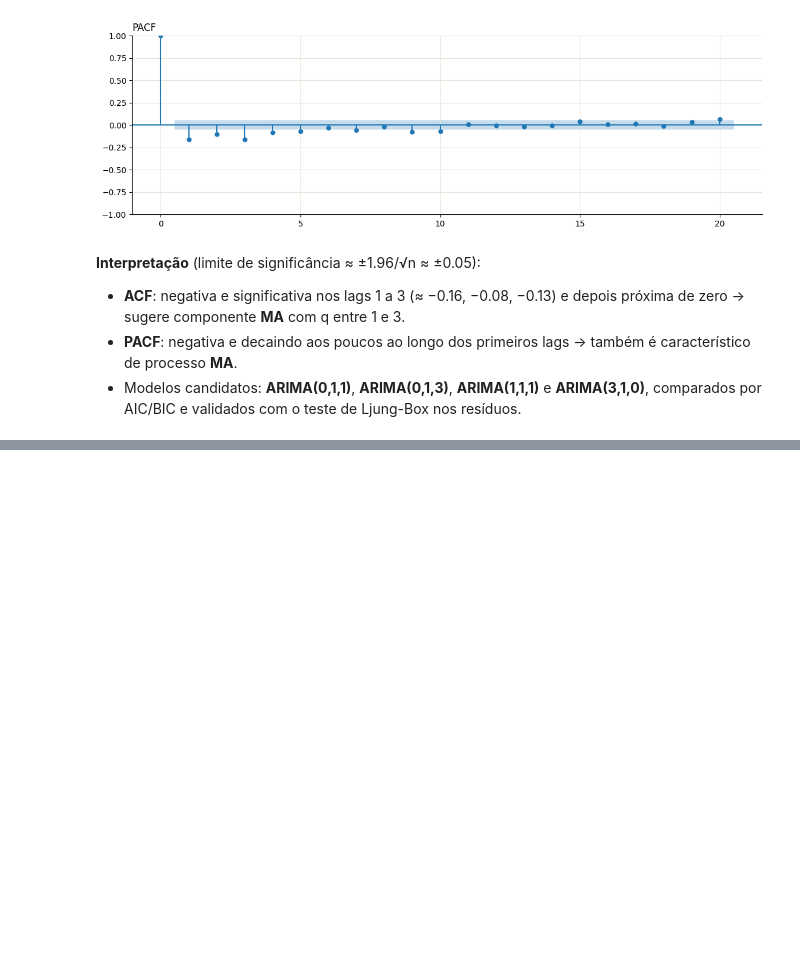
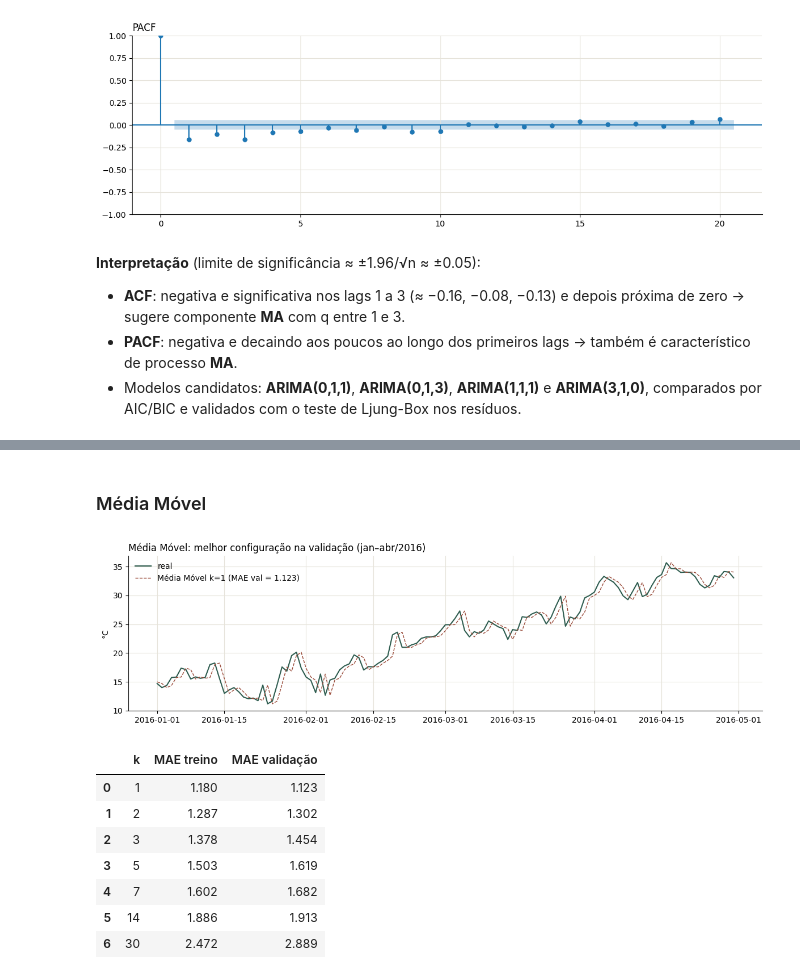
Before and after one commit to KarinaShimoiizaka/Modelagem-Comparativa-de-Series-Temporais, a Jupyter notebook: temperatura/main.ipynb, the cells around one changed output, grey strips where cells are left out. Saved outputs shown, nothing was run; the diff lists cells and outputs as text; code cells hidden in the pictures; blank space fills up the shorter version.

```diff
--- a/temperatura/main.ipynb
+++ b/temperatura/main.ipynb
@@ -511,0 +899,19 @@ plt.show()
+# %% [markdown]
+### Média Móvel
+# %%
+# pred[t] = média(y[t-k] ... y[t-1])
+resultado, previsoes_base['Média Móvel'] = avaliar_base(
+    'Média Móvel', 'k', [1, 2, 3, 5, 7, 14, 30],
+    lambda v: y_full.rolling(v).mean().shift(1),
+)
+display(resultado)
+# %% [output]
+[figure, added]
+|  | k | MAE treino | MAE validação |
+| 0 | 1 | 1.180 | 1.123 |
+| 1 | 2 | 1.287 | 1.302 |
+| 2 | 3 | 1.378 | 1.454 |
+| 3 | 5 | 1.503 | 1.619 |
+| 4 | 7 | 1.602 | 1.682 |
+| 5 | 14 | 1.886 | 1.913 |
+| 6 | 30 | 2.472 | 2.889 |
```
Also changed, not shown: parts of 85 cells of this notebook, 15 other files.
